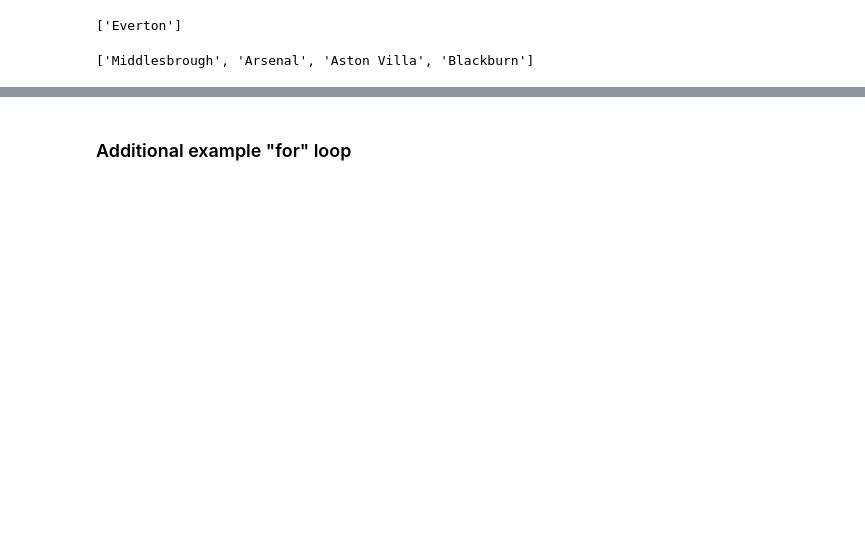
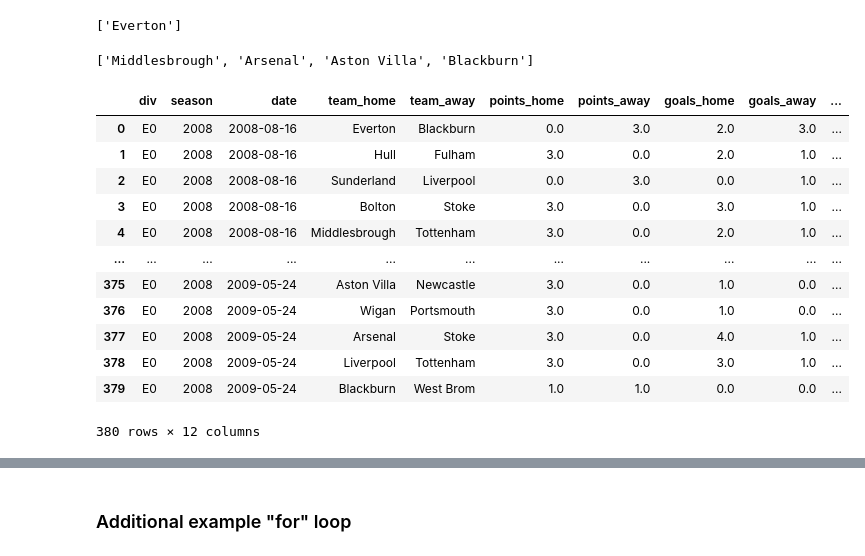
Before and after one commit to Anton21a/HW_Anton_Shestakov, a Jupyter notebook: data.ipynb, the cells around one changed output, grey strips where cells are left out. Saved outputs shown, nothing was run; the diff lists cells and outputs as text; code cells hidden in the pictures; blank space fills up the shorter version.

```diff
--- a/data.ipynb
+++ b/data.ipynb
@@ -118,0 +96,2 @@ data['months'] = pd.to_numeric(data['months'], errors='coerce')
+# %%
+data['day'] = pd.to_numeric(data['day'], errors='coerce')
@@ -150,4 +169,22 @@ teams_with_a = [n for n in list_of_teams if 'A' in n or 'b' in n]
 teams_with_a
 # %% [output]
 ['Middlesbrough', 'Arsenal', 'Aston Villa', 'Blackburn']
+# %%
+selected_years = [2008]
+period = data[data['season'].isin(selected_years)]
+period
+# %% [output]
+|  | div | season | date | team_home | team_away | points_home | points_away | goals_home | goals_away | ... |
+| 0 | E0 | 2008 | 2008-08-16 | Everton | Blackburn | 0.0 | 3.0 | 2.0 | 3.0 | ... |
+| 1 | E0 | 2008 | 2008-08-16 | Hull | Fulham | 3.0 | 0.0 | 2.0 | 1.0 | ... |
+| 2 | E0 | 2008 | 2008-08-16 | Sunderland | Liverpool | 0.0 | 3.0 | 0.0 | 1.0 | ... |
+| 3 | E0 | 2008 | 2008-08-16 | Bolton | Stoke | 3.0 | 0.0 | 3.0 | 1.0 | ... |
+| 4 | E0 | 2008 | 2008-08-16 | Middlesbrough | Tottenham | 3.0 | 0.0 | 2.0 | 1.0 | ... |
+| ... | ... | ... | ... | ... | ... | ... | ... | ... | ... | ... |
+| 375 | E0 | 2008 | 2009-05-24 | Aston Villa | Newcastle | 3.0 | 0.0 | 1.0 | 0.0 | ... |
+| 376 | E0 | 2008 | 2009-05-24 | Wigan | Portsmouth | 3.0 | 0.0 | 1.0 | 0.0 | ... |
+| 377 | E0 | 2008 | 2009-05-24 | Arsenal | Stoke | 3.0 | 0.0 | 4.0 | 1.0 | ... |
+| 378 | E0 | 2008 | 2009-05-24 | Liverpool | Tottenham | 3.0 | 0.0 | 3.0 | 1.0 | ... |
+| 379 | E0 | 2008 | 2009-05-24 | Blackburn | West Brom | 1.0 | 1.0 | 0.0 | 0.0 | ... |
+380 rows × 12 columns
 # %%
```
Also changed, not shown: parts of 36 cells of this notebook.
